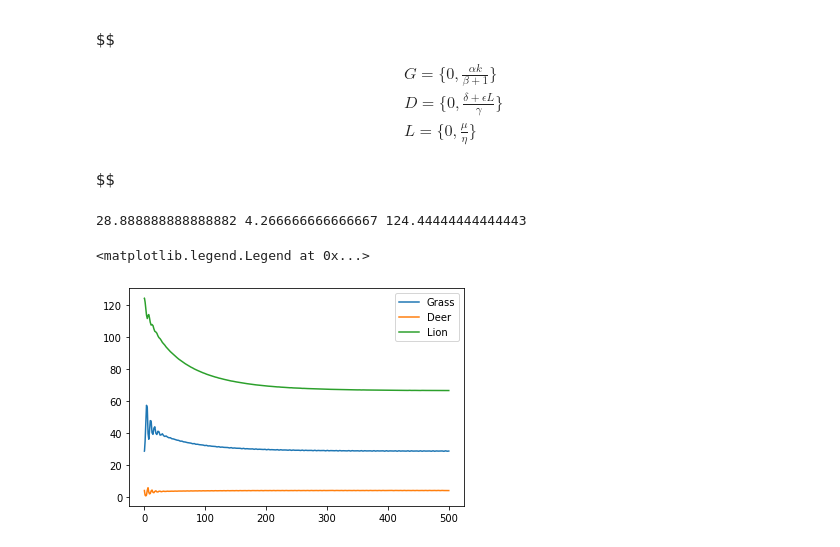
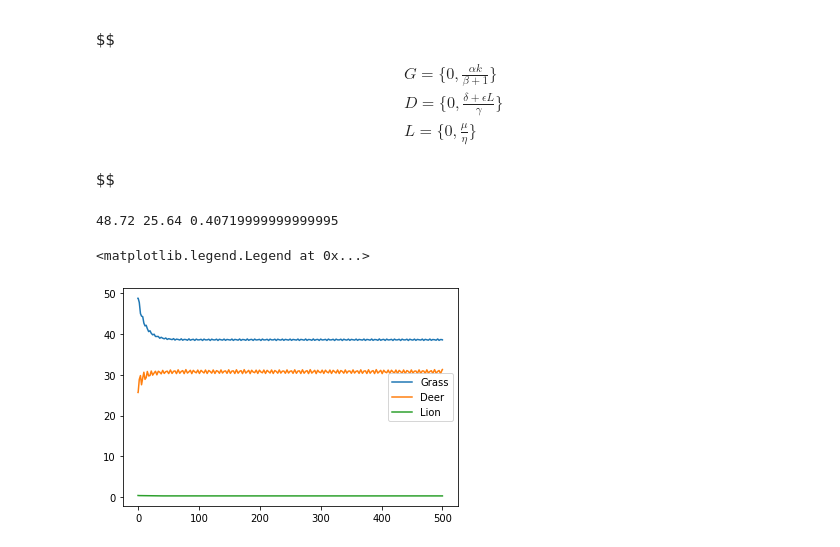
Before and after one commit to Rishi-Bidani/FIT3139, a Jupyter notebook: assignment2/assignment.ipynb, the cells around one changed output. Saved outputs shown, nothing was run; the diff lists cells and outputs as text; code cells hidden in the pictures.

Commit message:
refined some values to show better graphs

```diff
--- a/assignment2/assignment.ipynb
+++ b/assignment2/assignment.ipynb
@@ -150,13 +150,13 @@ plt.legend()
 # %%
 dGdt = lambda alpha, beta, k, G, D: (alpha * G * (1 - G/k)) - (beta * G * D)
 dDdt = lambda gamma, delta, epsilon, G, D, L: (gamma * G * D) - (delta * D) - (epsilon * D * L)
-dLdt = lambda mu, eta, D, L: (-mu * L) + (eta * D * L)
+dLdt = lambda mu, eta, theta, D, L: (-mu * L) + (eta * D * L) + (theta * L)
 
-def generate_lotka_volterra(alpha, beta, k, gamma, delta, epsilon, mu, eta):
+def generate_lotka_volterra(alpha, beta, k, gamma, delta, epsilon, mu, eta, theta):
     ddt = lambda t, x: np.array([
         dGdt(alpha, beta, k, x[0], x[1]),
         dDdt(gamma, delta, epsilon, x[0], x[1], x[2]),
-        dLdt(mu, eta, x[1], x[2]),
+        dLdt(mu, eta, theta, x[1], x[2]),
     ])
 
     return ddt
@@ -282,39 +284,55 @@ $$
 
 $$
 # %%
-natural_growth = 0.6
+# natural_growth = 10
+# death_hunted = 2
+
+# alpha = natural_growth         # growth rate of grass
+# beta = 0.1                          #
+# k = 100                            # max value
+# gamma = natural_growth / 10         # growth rate of deer by grazing grass
+# delta = 0.4                        # death rate of deer
+# epsilon = 3                      # death rate of deer by being hunted by lion
+# mu = 0.004                           #
+# eta = 0.02                             #
+# theta = -1
+
+natural_growth = 0.5
 death_hunted = 1.5
 
 alpha = natural_growth         # growth rate of grass
-beta = 0.1                          #
+beta = 0.01                          #
 k = 100                            # max value
 gamma = natural_growth / 10         # growth rate of deer by grazing grass
 delta = 0.4                        # death rate of deer
-epsilon = 0.02                      # death rate of deer by being hunted by lion
+epsilon = 5                      # death rate of deer by being hunted by lion
 mu = 0.04                           #
 eta = natural_growth / 64          #
+theta = -0.2
 
 x0 = np.array([200, 50, 10])
-LV1 = generate_lotka_volterra(alpha, beta, k, gamma, delta, epsilon, mu, eta)
+LV1 = generate_lotka_volterra(alpha, beta, k, gamma, delta, epsilon, mu, eta, theta)
 
 
-G = ( (alpha - ((beta * mu)/eta)) * k ) / alpha
-D = mu/eta
-L = ((gamma * ( (((eta*alpha) - (beta*mu)) * k) / ((alpha**2) * eta) )) - delta) / epsilon
+D = mu-theta/eta
+# G = ( (alpha - ((beta * mu)/eta)) * k ) / alpha
+# L = ((gamma * ( (((eta*alpha) - (beta*mu)) * k) / ((alpha**2) * eta) )) - delta) / epsilon
+G = (alpha - (beta * D))*k/alpha
+L = ((gamma * k * (alpha - (beta * D)))/(alpha * epsilon)) - (delta/epsilon)
 x0 = np.array([G, D, L])
 print(G, D, L)
 
 sol = solve_ivp(fun=LV1, y0=x0, t_span=(0, 500), method='RK45')
 t = sol.t
 x = sol.y[0]
 y = sol.y[1]
 z = sol.y[2]
 
 plt.plot(t, x, label='Grass')
 plt.plot(t, y, label='Deer')
 plt.plot(t, z, label='Lion')
 plt.legend()
 # %% [output]
-28.888888888888882 4.266666666666667 124.44444444444443
+48.72 25.64 0.40719999999999995
 <matplotlib.legend.Legend at 0x...>
-[figure, old version]
+[figure, new version]
```
Also changed, not shown: parts of 3 cells of this notebook.
